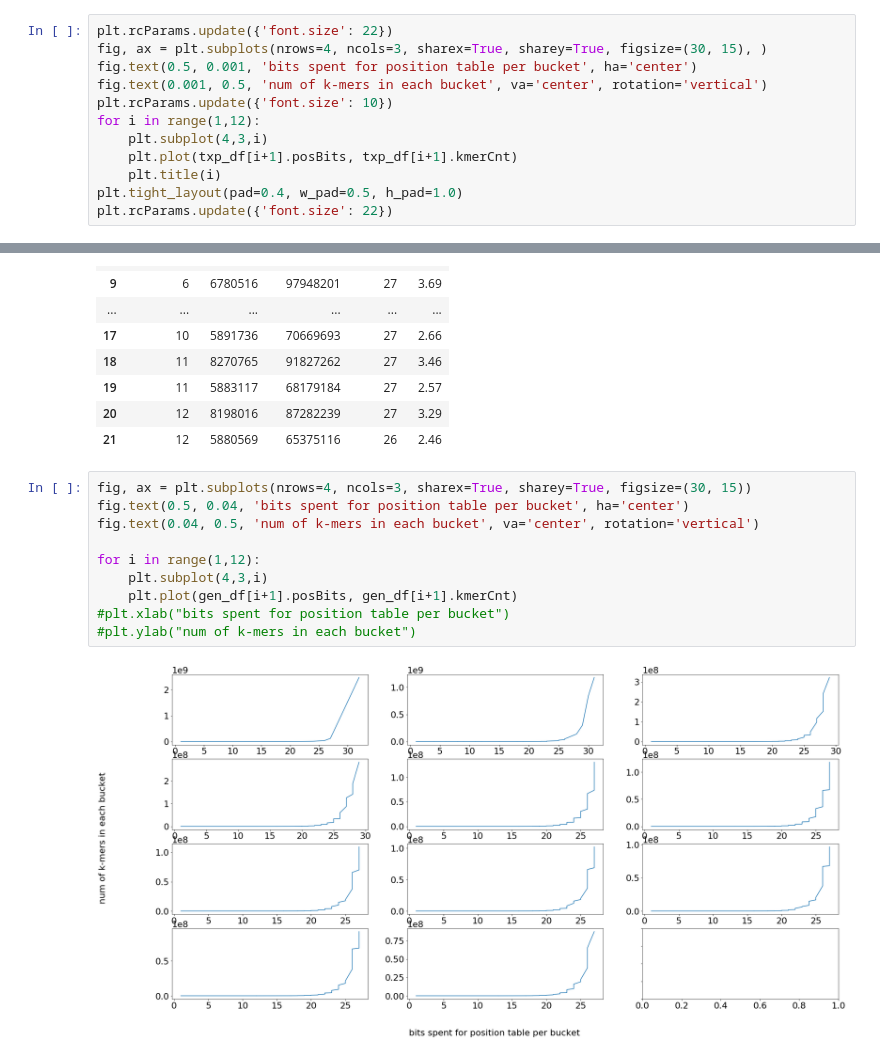
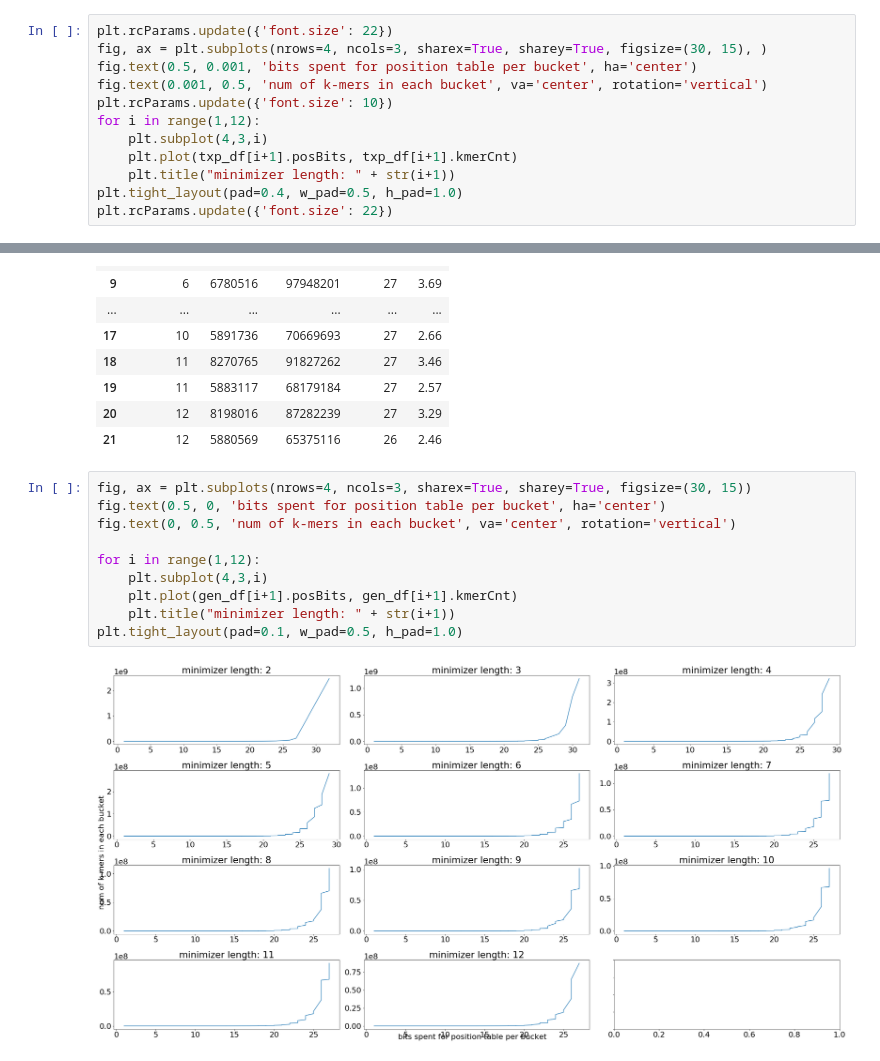
Before and after one commit to fataltes/quickNBs, a Jupyter notebook: pufferfish.ipynb, the cells around one changed output, grey strips where cells are left out. Saved outputs shown, nothing was run; the diff lists cells and outputs as text.

Commit message:
updated the plots

```diff
--- a/pufferfish.ipynb
+++ b/pufferfish.ipynb
@@ -55,7 +55,7 @@ plt.rcParams.update({'font.size': 10})
 for i in range(1,12):
     plt.subplot(4,3,i)
     plt.plot(txp_df[i+1].posBits, txp_df[i+1].kmerCnt)
-    plt.title(i)
+    plt.title("minimizer length: " + str(i+1))
 plt.tight_layout(pad=0.4, w_pad=0.5, h_pad=1.0)
 plt.rcParams.update({'font.size': 22})
 # %% [output]
@@ -86,13 +86,13 @@ gen_maxRow
 | 21 | 12 | 5880569 | 65375116 | 26 | 2.46 |
 # %%
 fig, ax = plt.subplots(nrows=4, ncols=3, sharex=True, sharey=True, figsize=(30, 15))
-fig.text(0.5, 0.04, 'bits spent for position table per bucket', ha='center')
-fig.text(0.04, 0.5, 'num of k-mers in each bucket', va='center', rotation='vertical')
+fig.text(0.5, 0, 'bits spent for position table per bucket', ha='center')
+fig.text(0, 0.5, 'num of k-mers in each bucket', va='center', rotation='vertical')
 
 for i in range(1,12):
     plt.subplot(4,3,i)
     plt.plot(gen_df[i+1].posBits, gen_df[i+1].kmerCnt)
-#plt.xlab("bits spent for position table per bucket")
-#plt.ylab("num of k-mers in each bucket")
+    plt.title("minimizer length: " + str(i+1))
+plt.tight_layout(pad=0.1, w_pad=0.5, h_pad=1.0)
 # %% [output]
-[figure, old version]
+[figure, new version]
```
Also changed, not shown: parts of 1 cell of this notebook.
